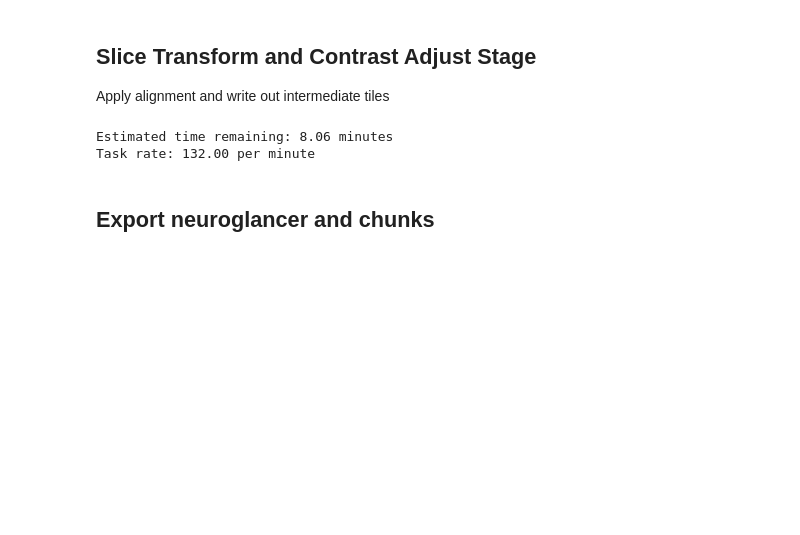
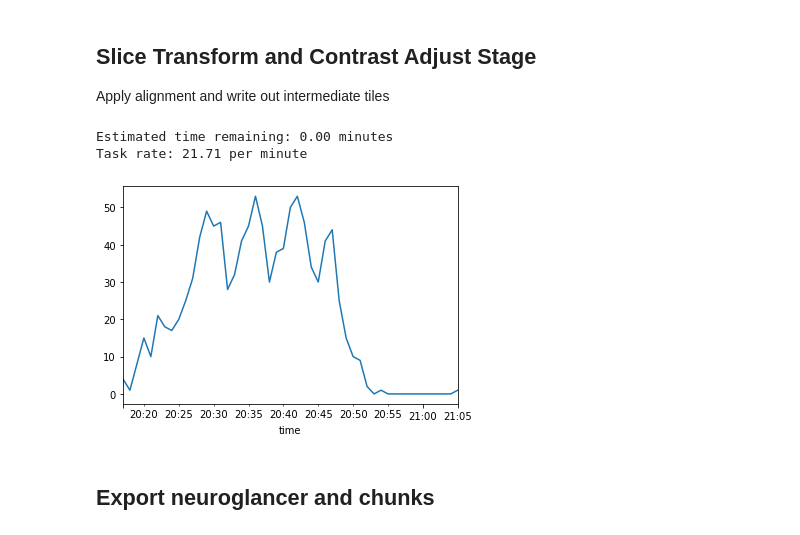
Before and after one commit to clio-janelia/clio_ingest, a Jupyter notebook: clio_report.ipynb, the cells around one changed output. Saved outputs shown, nothing was run; the diff lists cells and outputs as text; code cells hidden in the pictures; blank space fills up the shorter version.

```diff
--- a/clio_report.ipynb
+++ b/clio_report.ipynb
@@ -158,10 +159,11 @@ Task rate: 33.00 per minute
 Apply alignment and write out intermediate tiles
 # %%
 # slice write stage
-slice_rate = analyze_delays(slice_write_dir, num_slices, hint=align_rate*4)
+slice_rate = analyze_delays(slice_write_dir, num_slices, hint=align_rate/4)
 # %% [output]
-Estimated time remaining: 8.06 minutes
-Task rate: 132.00 per minute
+Estimated time remaining: 0.00 minutes
+Task rate: 21.71 per minute
+[figure, added]
 # %% [markdown]
 ## Export neuroglancer and chunks
 # %%
```
Also changed, not shown: parts of 5 cells of this notebook.
